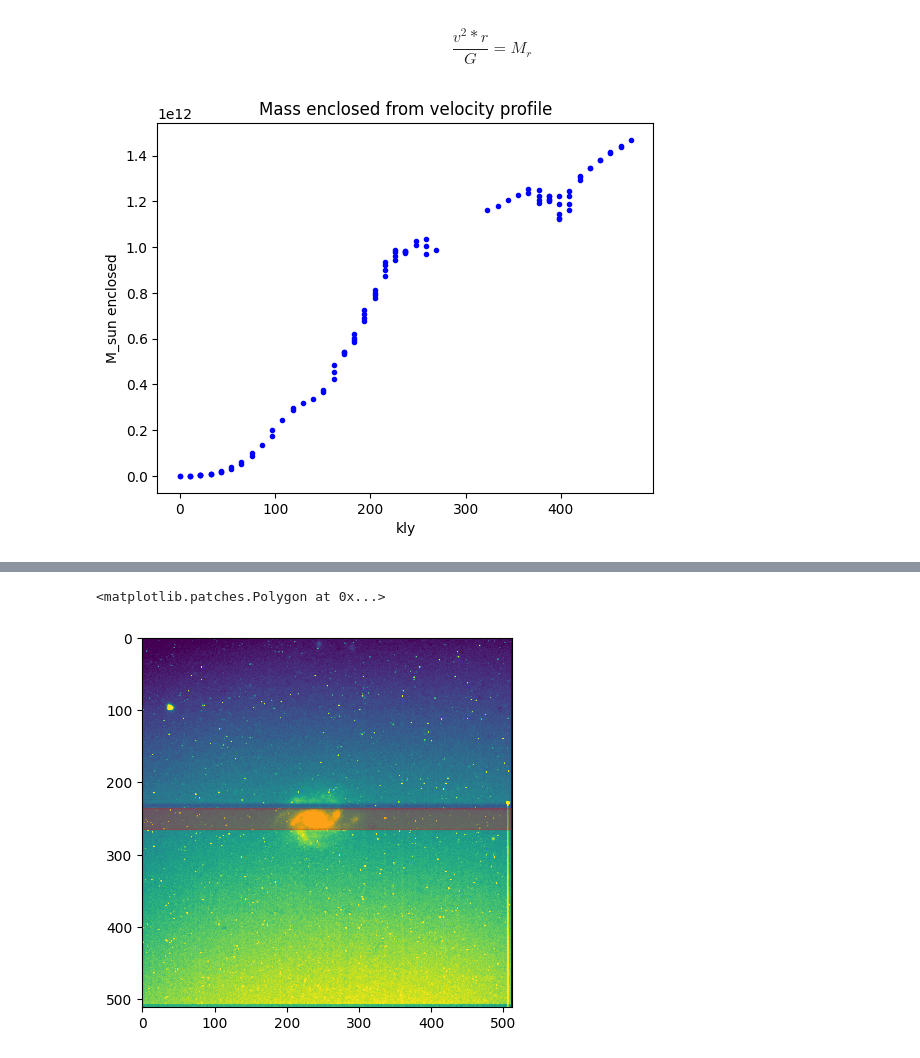
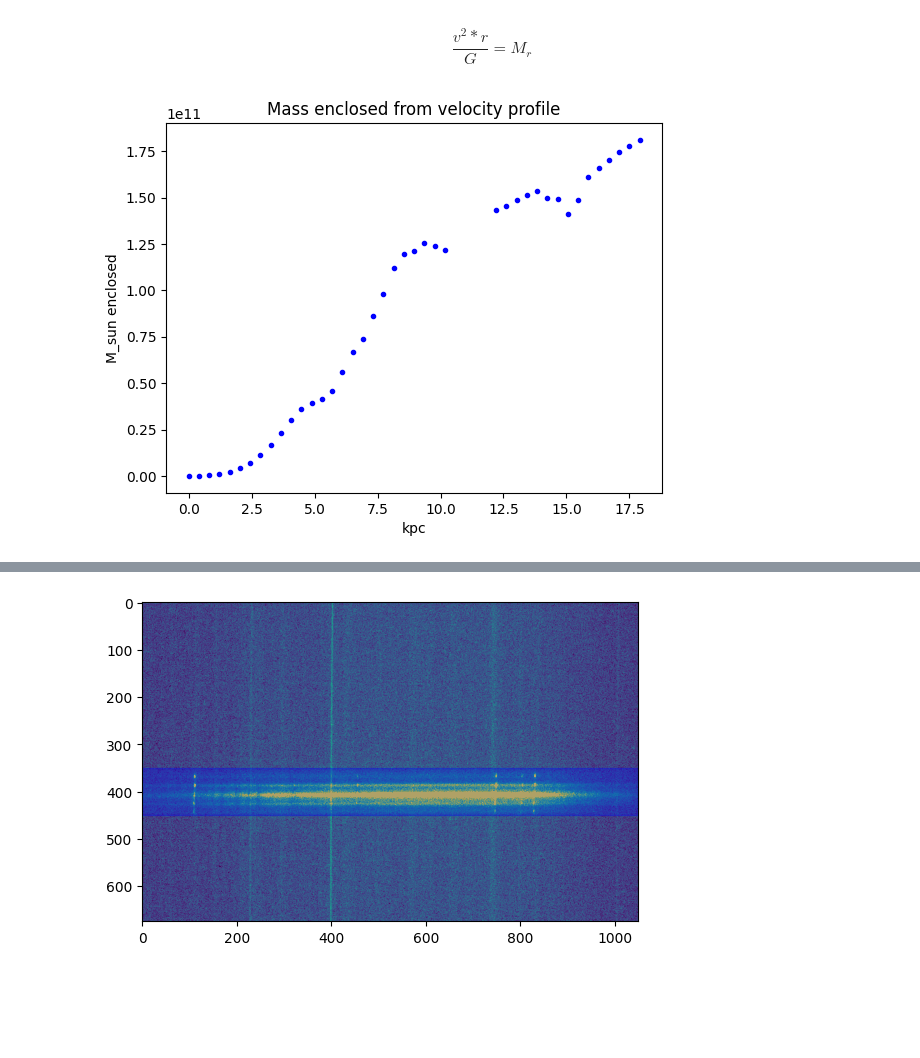
Before and after one commit to IStoleTheCookieJar/PipRedObs, a Jupyter notebook: TestingGround.ipynb, the cells around one changed output, grey strips where cells are left out. Saved outputs shown, nothing was run; the diff lists cells and outputs as text; code cells hidden in the pictures; blank space fills up the shorter version.

```diff
--- a/TestingGround.ipynb
+++ b/TestingGround.ipynb
@@ -940,24 +955,24 @@ $$\frac{v^2*r}{G} = M_r$$
 # %%
-d_to_gal = 5.2846e6 #kly, distance calculated by Ned Wright's cosmic calculator and z value of 0.0403
-kly_to_m = 9460730472580044e3 # kilo light years to meters
-r_conv = d_to_gal*np.tan(abs_indeces[sorter_electric_bugaloo][:-2]*np.pi/60/60/180)
+from astropy.cosmology import WMAP9 as cosmo
+from astropy import constants as co
+from astropy import units as u
+kpc_per_arcsec = cosmo.kpc_proper_per_arcmin(0.049).to(u.kpc/u.arcsec)
 
-v = abs_values_electric_bugaloo[:-2]
-r = r_conv*kly_to_m
+r = (new_v_ind*u.arcsec*kpc_per_arcsec).to(u.m)
 G = 6.67e-11
-M_dark = v**2*r/G
+M_dark = new_v**2*r/G
 
 M_sun = 1.9891e30 # mass of sun
-plt.plot(r_conv,M_dark/M_sun,'b.')
+plt.plot(r.to(u.kpc),M_dark/M_sun,'b.')
 plt.ylabel("M_sun enclosed")
-plt.xlabel('kly')
+plt.xlabel('kpc')
 plt.title('Mass enclosed from velocity profile');
 # plt.grid()
 # %% [output]
-[figure, old version]
+[figure, new version]
 # %%
-light_galaxy = fits.open("/Users/Kalvyn/Desktop/Obs2/APO_Data/dcam/d0060.fits")
+light_galaxy = fits.open("/Users/Kalvyn/Desktop/Obs2/APO_Data/galspec_N2.0023b.C.B.D.R.fits")
 l_gal = light_galaxy[0].data
 plt.imshow(l_gal,vmin=np.percentile(l_gal,1),vmax=np.percentile(l_gal,99))
-plt.axhspan(235,265,color="red",alpha=0.3)
+plt.axhspan(350,450,color="blue",alpha=0.3)
 # %% [output]
@@ -965,3 +980,2 @@ WARNING: VerifyWarning: Found a SIMPLE card but its format doesn't respect the F
-<matplotlib.patches.Polygon at 0x...>
-[figure, old version]
+[figure, new version]
 # %%
```
Also changed, not shown: parts of 13 cells of this notebook.
